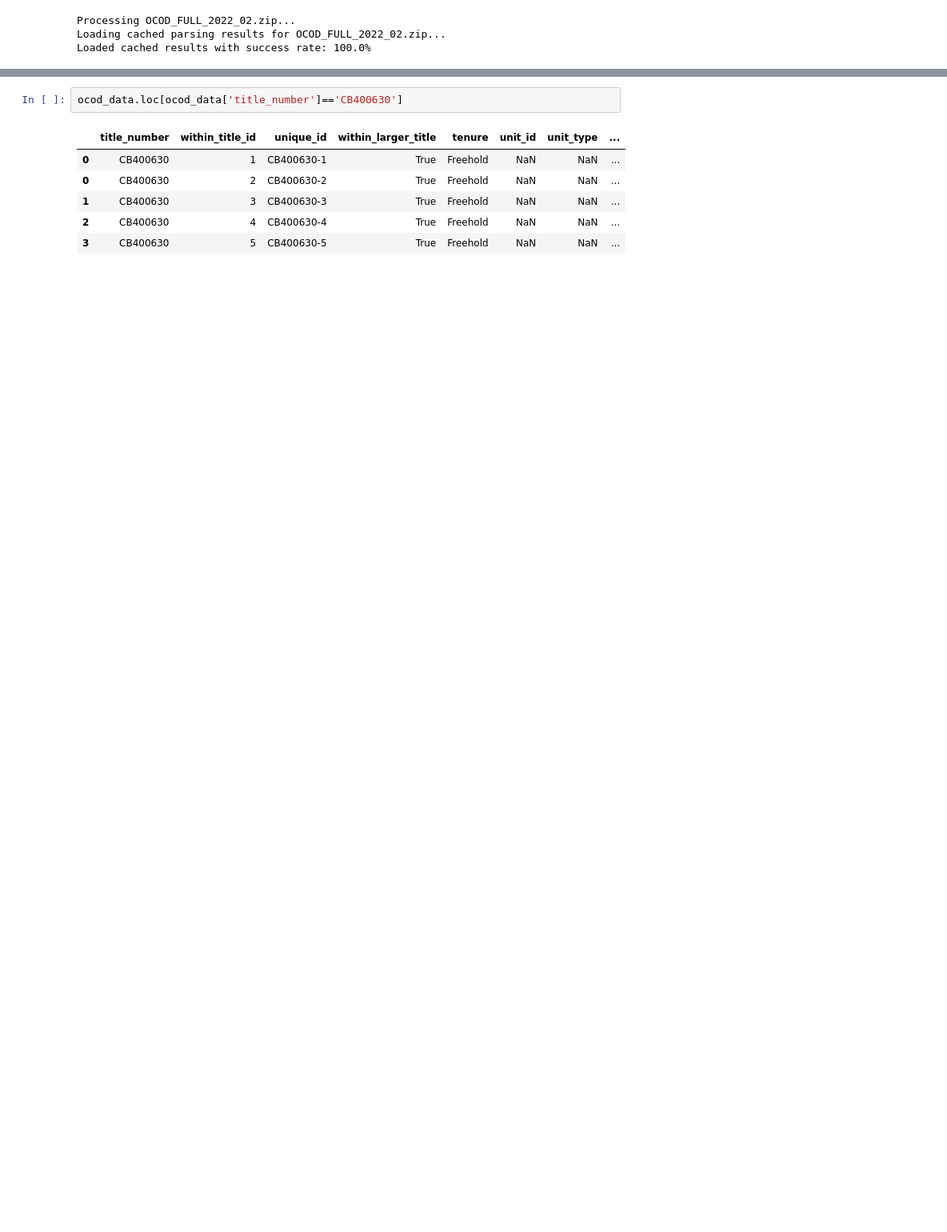
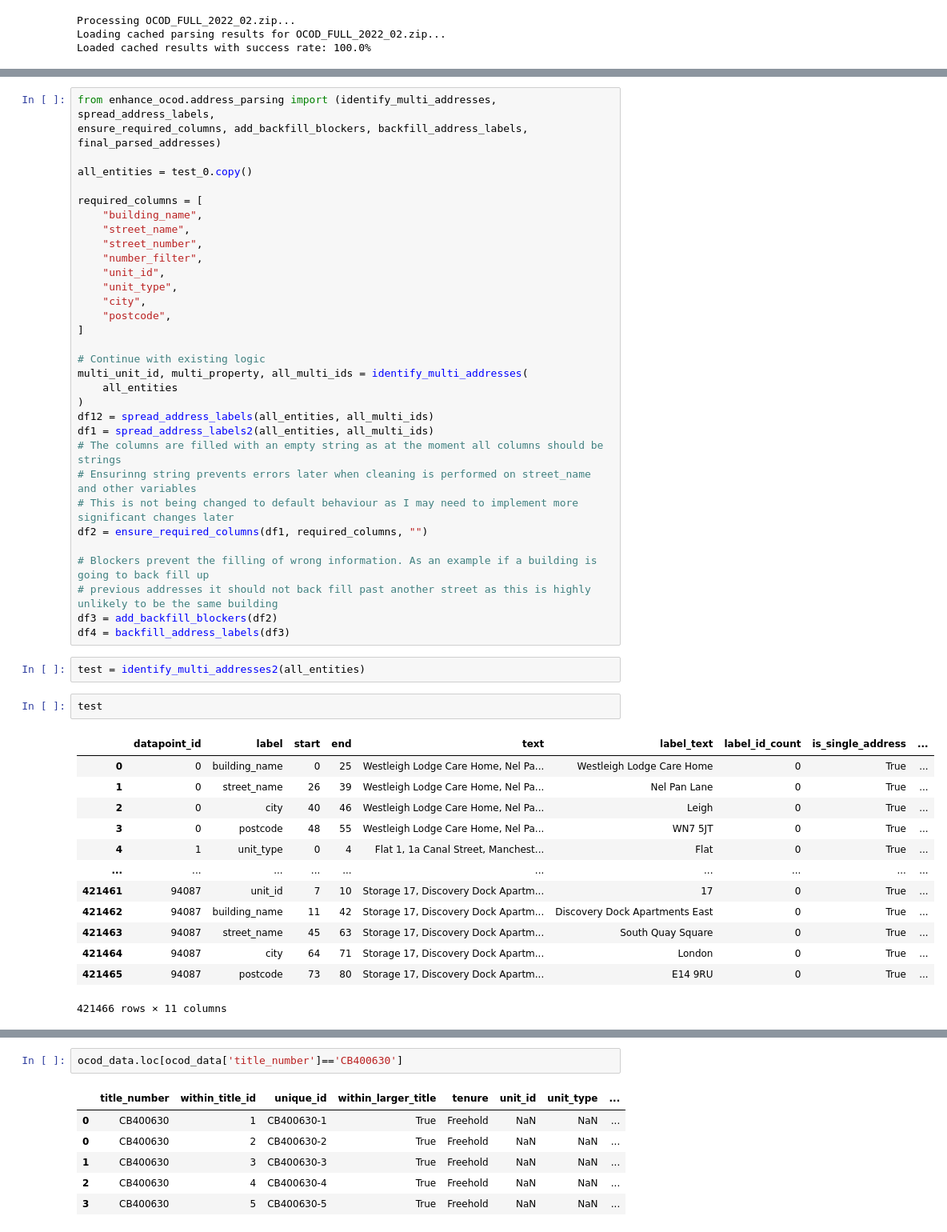
Before and after one commit to JonnoB/enhance_ocod, a Jupyter notebook: notebooks/processing_pipeline.ipynb, the cells around one changed output, grey strips where cells are left out. Shown: that part at 80% size. Drawn from its saved outputs; the diff is of its cells as text; blank space fills up the shorter version.

```diff
--- a/notebooks/processing_pipeline.ipynb
+++ b/notebooks/processing_pipeline.ipynb
@@ -139,0 +342,50 @@ Total entities extracted: 421,466
+# %%
+from enhance_ocod.address_parsing import (identify_multi_addresses, spread_address_labels,
+ensure_required_columns, add_backfill_blockers, backfill_address_labels, final_parsed_addresses)
+
+all_entities = test_0.copy()
+
+required_columns = [
+    "building_name",
+    "street_name",
+    "street_number",
+    "number_filter",
+    "unit_id",
+    "unit_type",
+    "city",
+    "postcode",
+]
+
+# Continue with existing logic
+multi_unit_id, multi_property, all_multi_ids = identify_multi_addresses(
+    all_entities
+)
+df12 = spread_address_labels(all_entities, all_multi_ids)
+df1 = spread_address_labels2(all_entities, all_multi_ids)
+# The columns are filled with an empty string as at the moment all columns should be strings
+# Ensurinng string prevents errors later when cleaning is performed on street_name and other variables
+# This is not being changed to default behaviour as I may need to implement more significant changes later
+df2 = ensure_required_columns(df1, required_columns, "")
+
+# Blockers prevent the filling of wrong information. As an example if a building is going to back fill up
+# previous addresses it should not back fill past another street as this is highly unlikely to be the same building
+df3 = add_backfill_blockers(df2)
+df4 = backfill_address_labels(df3)
+# %%
+test = identify_multi_addresses2(all_entities)
+# %%
+test
+# %% [output]
+|  | datapoint_id | label | start | end | text | label_text | label_id_count | is_single_address | ... |
+| 0 | 0 | building_name | 0 | 25 | Westleigh Lodge Care Home, Nel Pa... | Westleigh Lodge Care Home | 0 | True | ... |
+| 1 | 0 | street_name | 26 | 39 | Westleigh Lodge Care Home, Nel Pa... | Nel Pan Lane | 0 | True | ... |
+| 2 | 0 | city | 40 | 46 | Westleigh Lodge Care Home, Nel Pa... | Leigh | 0 | True | ... |
+| 3 | 0 | postcode | 48 | 55 | Westleigh Lodge Care Home, Nel Pa... | WN7 5JT | 0 | True | ... |
+| 4 | 1 | unit_type | 0 | 4 | Flat 1, 1a Canal Street, Manchest... | Flat | 0 | True | ... |
+| ... | ... | ... | ... | ... | ... | ... | ... | ... | ... |
+| 421461 | 94087 | unit_id | 7 | 10 | Storage 17, Discovery Dock Apartm... | 17 | 0 | True | ... |
+| 421462 | 94087 | building_name | 11 | 42 | Storage 17, Discovery Dock Apartm... | Discovery Dock Apartments East | 0 | True | ... |
+| 421463 | 94087 | street_name | 45 | 63 | Storage 17, Discovery Dock Apartm... | South Quay Square | 0 | True | ... |
+| 421464 | 94087 | city | 64 | 71 | Storage 17, Discovery Dock Apartm... | London | 0 | True | ... |
+| 421465 | 94087 | postcode | 73 | 80 | Storage 17, Discovery Dock Apartm... | E14 9RU | 0 | True | ... |
+421466 rows × 11 columns
```
Also changed, not shown: parts of 14 cells of this notebook, 2 other files.
